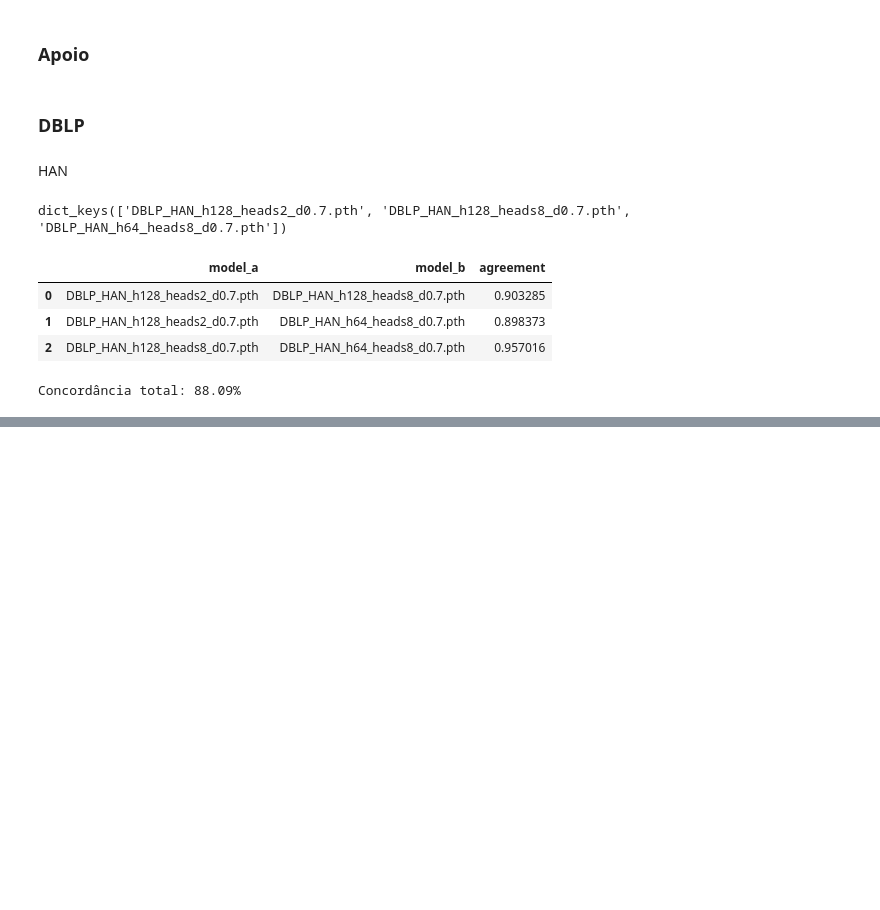
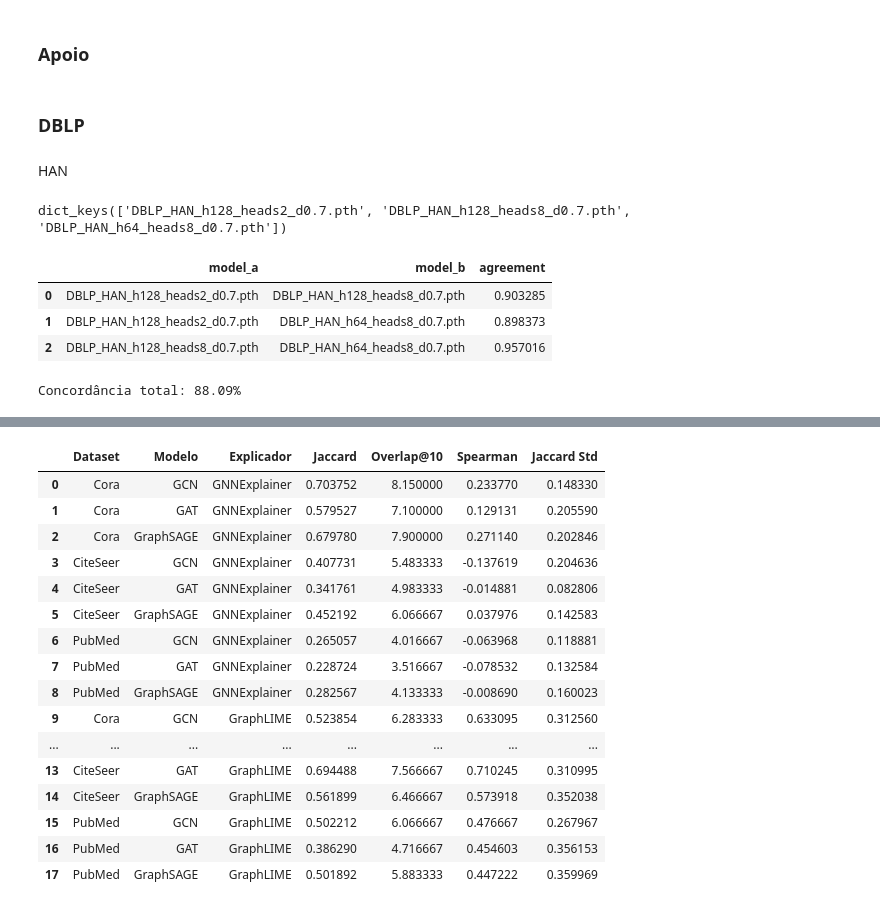
Before and after one commit to J0hnV1ct0r/Tabalho-Final-XAI, a Jupyter notebook: Cenario_Heterogenio_xai.ipynb, the cells around one changed output, grey strips where cells are left out. Saved outputs shown, nothing was run; the diff lists cells and outputs as text; code cells hidden in the pictures; blank space fills up the shorter version.

Commit message:
implementação da estabilidade heterogenia

```diff
--- a/Cenario_Heterogenio_xai.ipynb
+++ b/Cenario_Heterogenio_xai.ipynb
@@ -202,7 +202,8 @@ class HAN(torch.nn.Module):
     def forward(
         self,
         x_dict,
-        edge_index_dict
+        edge_index_dict,
+        return_embeddings=False
     ):
 
         x_dict = self.conv(
@@ -210,9 +211,7 @@ class HAN(torch.nn.Module):
             edge_index_dict
         )
 
-        x_author = x_dict[
-            'author'
-        ]
+        x_author = x_dict["author"]
 
         x_author = self.dropout(
             x_author
@@ -222,6 +221,9 @@ class HAN(torch.nn.Module):
             x_author
         )
 
+        if return_embeddings:
+            return out, x_author
+
         return out
 # %% [markdown]
 # Treinamento
@@ -950,0 +2060,62 @@ Concordância total: 88.09%
+# %%
+summary_rows = []
+
+for explainer_name, results in {
+
+    "GNNExplainer":
+        all_results_gnnexplainer,
+
+    "GraphLIME":
+        all_results_graphlime
+
+}.items():
+
+    for experiment_name, df in results.items():
+
+        dataset, model = experiment_name.split("_")
+
+        summary_rows.append({
+
+            "Dataset": dataset,
+
+            "Modelo": model,
+
+            "Explicador": explainer_name,
+
+            "Jaccard":
+                df["mean_jaccard"].mean(),
+
+            "Overlap@10":
+                df["mean_overlap"].mean(),
+
+            "Spearman":
+                df["mean_spearman"].mean(),
+
+            "Jaccard Std":
+                df["mean_jaccard"].std()
+
+        })
+
+estabilidade_summary_df = pd.DataFrame(
+    summary_rows
+)
+
+estabilidade_summary_df
+# %% [output]
+|  | Dataset | Modelo | Explicador | Jaccard | Overlap@10 | Spearman | Jaccard Std |
+| 0 | Cora | GCN | GNNExplainer | 0.703752 | 8.150000 | 0.233770 | 0.148330 |
+| 1 | Cora | GAT | GNNExplainer | 0.579527 | 7.100000 | 0.129131 | 0.205590 |
+| 2 | Cora | GraphSAGE | GNNExplainer | 0.679780 | 7.900000 | 0.271140 | 0.202846 |
+| 3 | CiteSeer | GCN | GNNExplainer | 0.407731 | 5.483333 | -0.137619 | 0.204636 |
+| 4 | CiteSeer | GAT | GNNExplainer | 0.341761 | 4.983333 | -0.014881 | 0.082806 |
+| 5 | CiteSeer | GraphSAGE | GNNExplainer | 0.452192 | 6.066667 | 0.037976 | 0.142583 |
+| 6 | PubMed | GCN | GNNExplainer | 0.265057 | 4.016667 | -0.063968 | 0.118881 |
+| 7 | PubMed | GAT | GNNExplainer | 0.228724 | 3.516667 | -0.078532 | 0.132584 |
+| 8 | PubMed | GraphSAGE | GNNExplainer | 0.282567 | 4.133333 | -0.008690 | 0.160023 |
+| 9 | Cora | GCN | GraphLIME | 0.523854 | 6.283333 | 0.633095 | 0.312560 |
+| ... | ... | ... | ... | ... | ... | ... | ... |
+| 13 | CiteSeer | GAT | GraphLIME | 0.694488 | 7.566667 | 0.710245 | 0.310995 |
+| 14 | CiteSeer | GraphSAGE | GraphLIME | 0.561899 | 6.466667 | 0.573918 | 0.352038 |
+| 15 | PubMed | GCN | GraphLIME | 0.502212 | 6.066667 | 0.476667 | 0.267967 |
+| 16 | PubMed | GAT | GraphLIME | 0.386290 | 4.716667 | 0.454603 | 0.356153 |
+| 17 | PubMed | GraphSAGE | GraphLIME | 0.501892 | 5.883333 | 0.447222 | 0.359969 |
```
Also changed, not shown: parts of 57 cells of this notebook, 3 other files.
